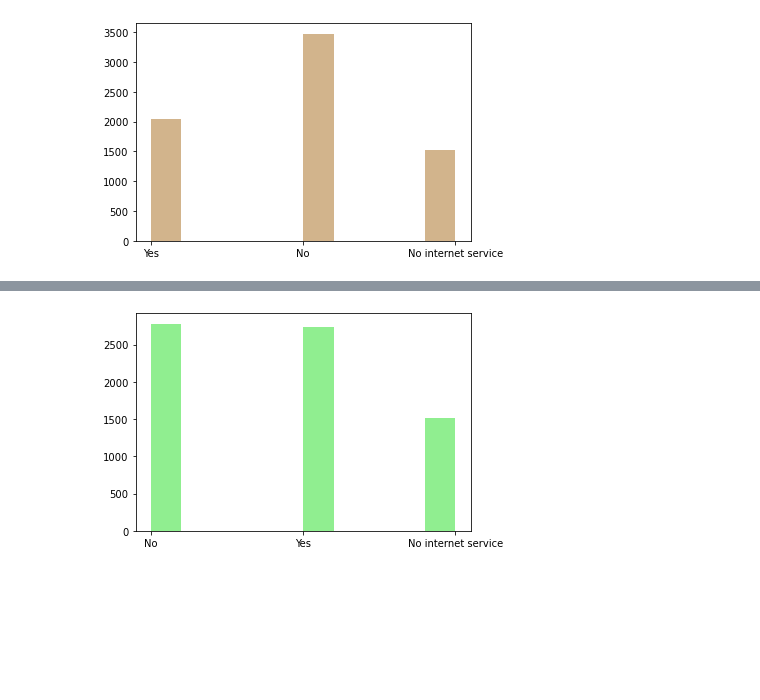
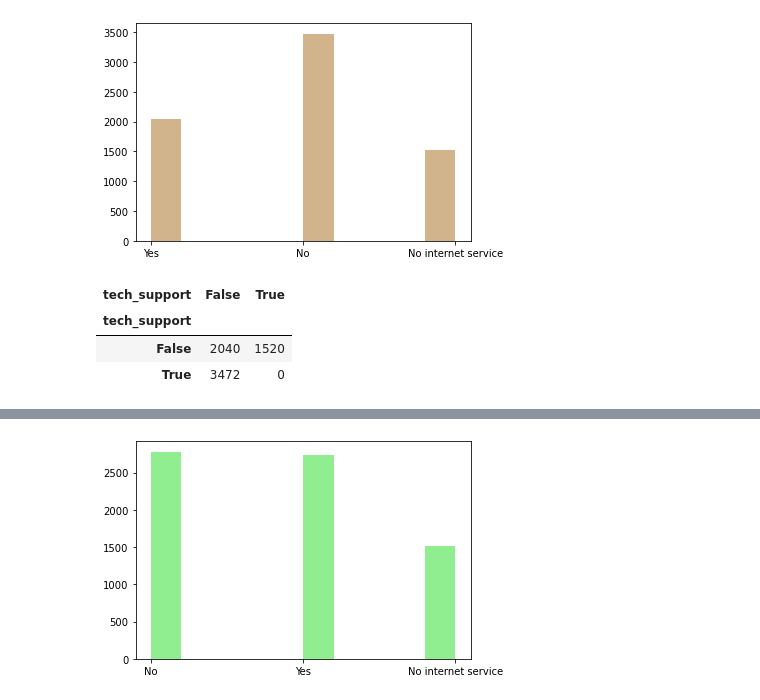
Before and after one commit to Severina7/Man_in_a_hole, a Jupyter notebook: doodle_and_draft.ipynb, the cells around one changed output, grey strips where cells are left out. Cells and saved outputs as stored; diff of their text form; code cells hidden in the pictures; blank space fills up the shorter version.

```diff
--- a/doodle_and_draft.ipynb
+++ b/doodle_and_draft.ipynb
@@ -296,3 +322,10 @@ plt.hist(telco['tech_support'], color='tan')
 plt.show()
 # %% [output]
 [figure]
+# %%
+pd.crosstab(telco.tech_support == 'No', telco.tech_support == 'No internet service')
+# %% [output]
+| tech_support | False | True |
+| tech_support |  |  |
+| False | 2040 | 1520 |
+| True | 3472 | 0 |
```
Also changed, not shown: parts of 18 cells of this notebook.
